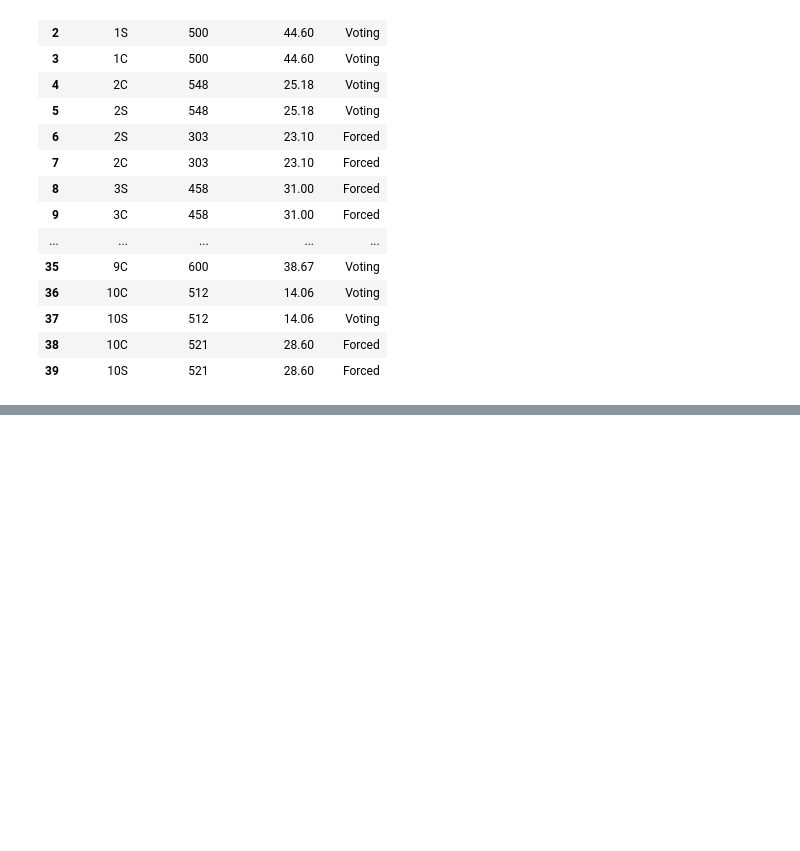
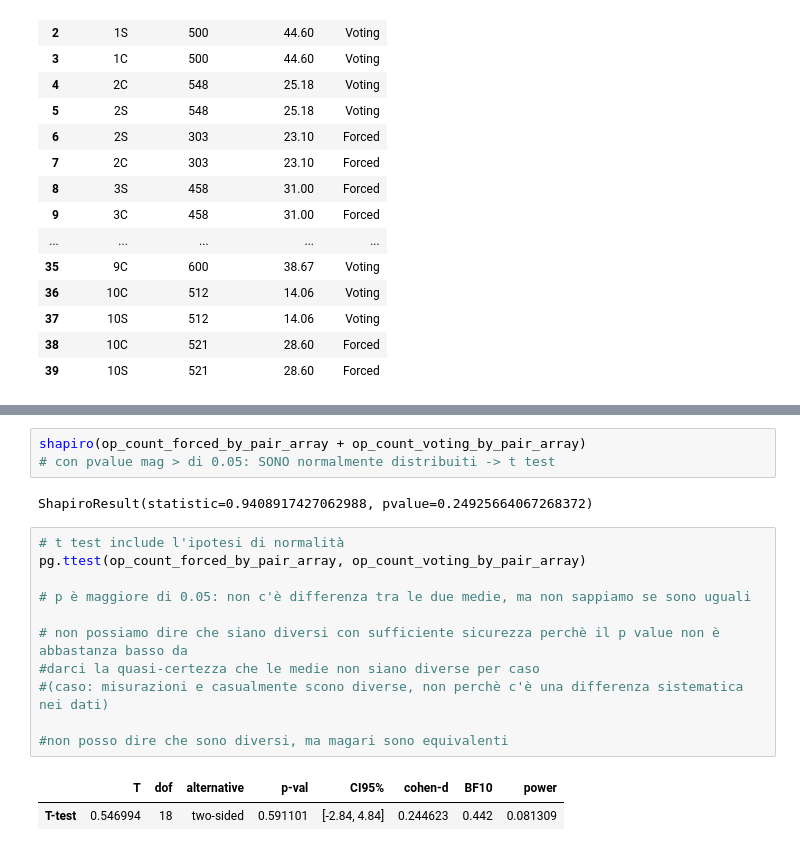
Before and after one commit to DebbyX3/CIDERHololensCollabManip, a Jupyter notebook: UserExperiments/LogAnalysis.ipynb, the cells around one changed output, grey strips where cells are left out. Saved outputs shown, nothing was run; the diff lists cells and outputs as text; blank space fills up the shorter version.

```diff
--- a/UserExperiments/LogAnalysis.ipynb
+++ b/UserExperiments/LogAnalysis.ipynb
@@ -544,0 +612,19 @@ pg.mwu(op_count_forced_by_pair_array, op_count_voting_by_pair_array, alternative
+# %%
+shapiro(op_count_forced_by_pair_array + op_count_voting_by_pair_array)
+# con pvalue mag > di 0.05: SONO normalmente distribuiti -> t test
+# %% [output]
+ShapiroResult(statistic=0.9408917427062988, pvalue=0.24925664067268372)
+# %%
+# t test include l'ipotesi di normalità
+pg.ttest(op_count_forced_by_pair_array, op_count_voting_by_pair_array)
+
+# p è maggiore di 0.05: non c'è differenza tra le due medie, ma non sappiamo se sono uguali
+
+# non possiamo dire che siano diversi con sufficiente sicurezza perchè il p value non è abbastanza basso da
+#darci la quasi-certezza che le medie non siano diverse per caso
+#(caso: misurazioni e casualmente scono diverse, non perchè c'è una differenza sistematica nei dati)
+
+#non posso dire che sono diversi, ma magari sono equivalenti
+# %% [output]
+|  | T | dof | alternative | p-val | CI95% | cohen-d | BF10 | power |
+| T-test | 0.546994 | 18 | two-sided | 0.591101 | [-2.84, 4.84] | 0.244623 | 0.442 | 0.081309 |
```
Also changed, not shown: parts of 22 cells of this notebook.
